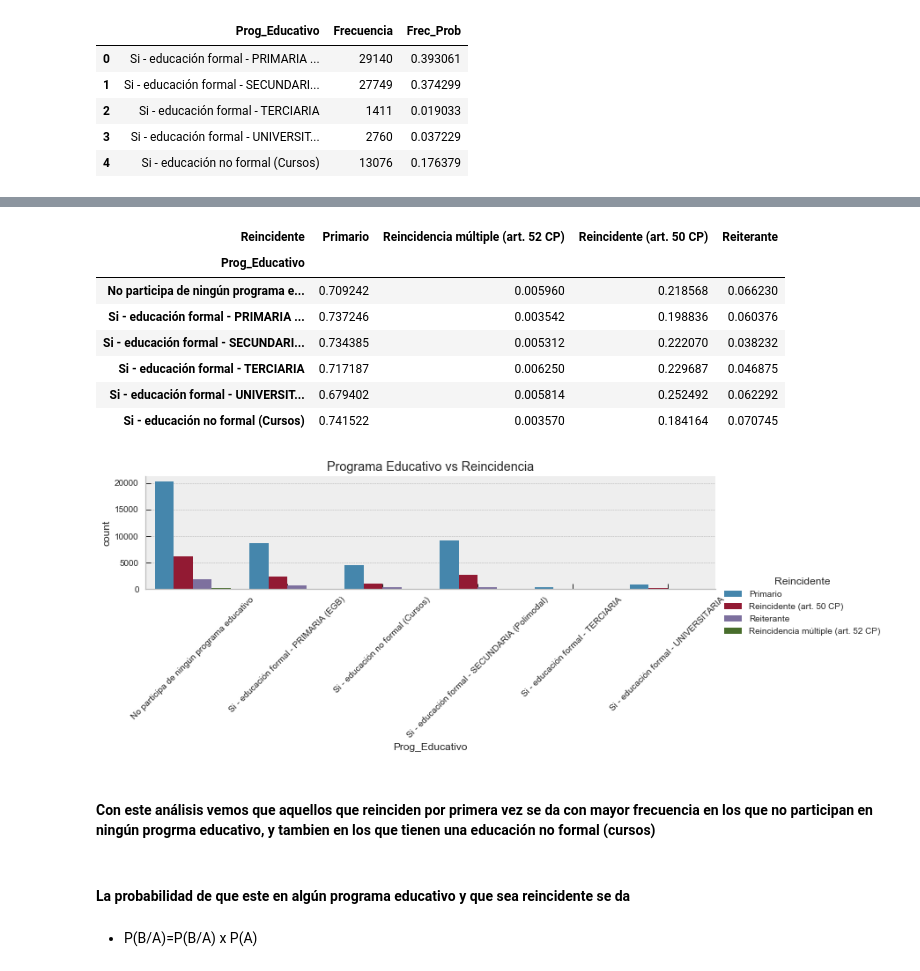
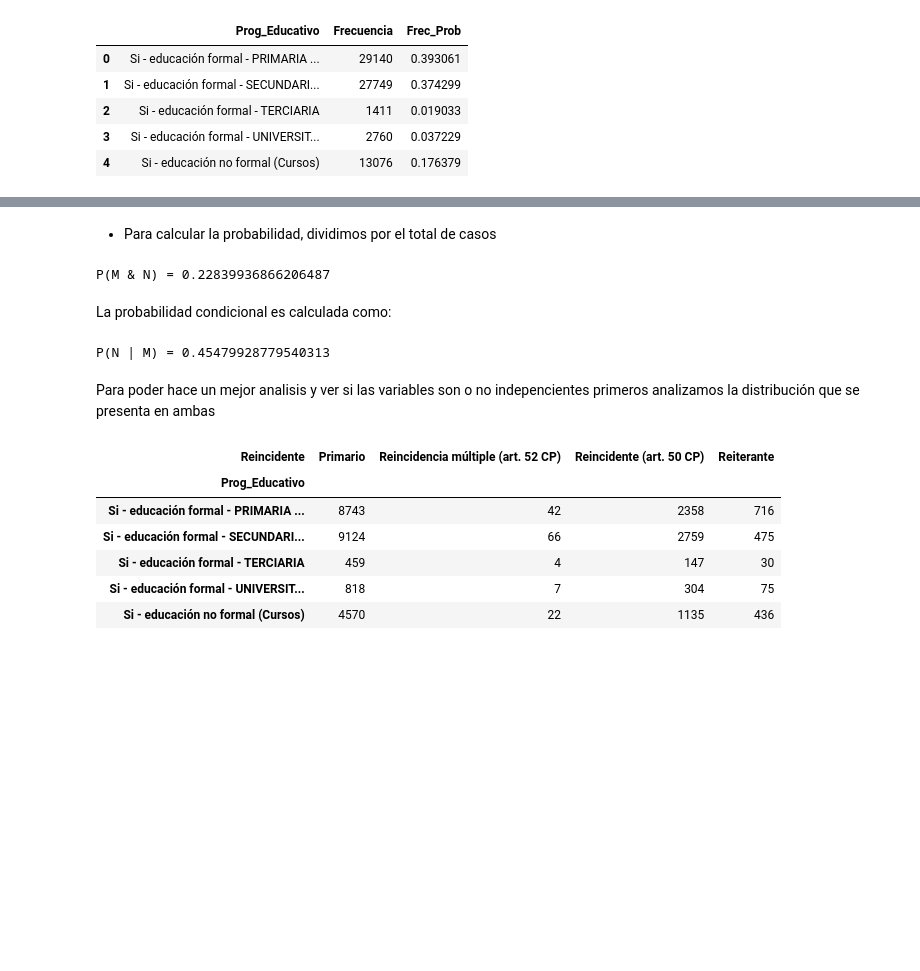
Before and after one commit to lauraminuet/AnalisisYVisualizacion, a Jupyter notebook: Laboratorio1.ipynb, the cells around one changed output, grey strips where cells are left out. Cells and saved outputs as stored; diff of their text form; code cells hidden in the pictures; blank space fills up the shorter version.

```diff
--- a/Laboratorio1.ipynb
+++ b/Laboratorio1.ipynb
@@ -227,24 +238,28 @@ df_Prg_Edu
+# %% [markdown]
+* Para calcular la probabilidad, dividimos por el total de casos
+# %%
+prob_progedu_rein = len(con_progedu_reincidente) / float(len(sneep))
+print('P(M & N) = {}'.format(prob_progedu_rein))
+# %% [output]
+P(M & N) = 0.22839936866206487
+# %% [markdown]
+La probabilidad condicional es calculada como:
+# %%
+prob_progedu_dado_reincidencia = prob_progedu_rein / P_A
+print('P(N | M) = {}'.format(prob_progedu_dado_reincidencia))
+# %% [output]
+P(N | M) = 0.45479928779540313
+# %% [markdown]
+Para poder hace un mejor analisis y ver si las variables son o no indepencientes primeros analizamos la distribución que se presenta en ambas
 # %%
-tabla_comb= pd.crosstab(index=df_nvo_datos.Prog_Educativo.sort_index(),
-            columns=df_nvo_datos.Reincidente.sort_index()).apply(lambda r: r/r.sum() , axis=1)
+tabla_comb= pd.crosstab(index=tabla_1.Prog_Educativo.sort_index(),
+            columns=tabla_1.Reincidente.sort_index())
 tabla_comb
 # %% [output]
 | Reincidente | Primario | Reincidencia múltiple (art. 52 CP) | Reincidente (art. 50 CP) | Reiterante |
 | Prog_Educativo |  |  |  |  |
-| No participa de ningún programa e... | 0.709242 | 0.005960 | 0.218568 | 0.066230 |
-| Si - educación formal - PRIMARIA ... | 0.737246 | 0.003542 | 0.198836 | 0.060376 |
-| Si - educación formal - SECUNDARI... | 0.734385 | 0.005312 | 0.222070 | 0.038232 |
-| Si - educación formal - TERCIARIA | 0.717187 | 0.006250 | 0.229687 | 0.046875 |
-| Si - educación formal - UNIVERSIT... | 0.679402 | 0.005814 | 0.252492 | 0.062292 |
-| Si - educación no formal (Cursos) | 0.741522 | 0.003570 | 0.184164 | 0.070745 |
+| Si - educación formal - PRIMARIA ... | 8743 | 42 | 2358 | 716 |
+| Si - educación formal - SECUNDARI... | 9124 | 66 | 2759 | 475 |
+| Si - educación formal - TERCIARIA | 459 | 4 | 147 | 30 |
+| Si - educación formal - UNIVERSIT... | 818 | 7 | 304 | 75 |
+| Si - educación no formal (Cursos) | 4570 | 22 | 1135 | 436 |
-# %%
-gr_6 = sns.factorplot(x="Prog_Educativo",  hue="Reincidente",
-       data=df_nvo_datos[df_nvo_datos.Prog_Educativo.notnull()],kind="count", aspect=4, size=2.5)
-for ax in gr_6.axes.flat:
-    plt.setp(ax.get_xticklabels(), rotation=45)
-    plt.title("Programa Educativo vs Reincidencia")
-#df_nvo_datos[df_nvo_datos['Reincidente'] =='Primario'].dropna()
-# %% [output]
-[figure, removed]
-# %% [markdown]
-#### Con este análisis vemos que aquellos que reinciden por primera vez se da con mayor frecuencia en los que no participan en ningún progrma educativo, y tambien en los que tienen una educación no formal (cursos)
@@ -256,4 +265,0 @@ con_reincidencia = con_pro_edu[con_pro_edu.es_reincidente_descripcion.notnull()]
-# %% [markdown]
-#### La probabilidad de que este en algún programa educativo y que sea reincidente se da
-# %% [markdown]
-* P(B/A)=P(B/A) x P(A)
```
Also changed, not shown: parts of 13 cells of this notebook.
